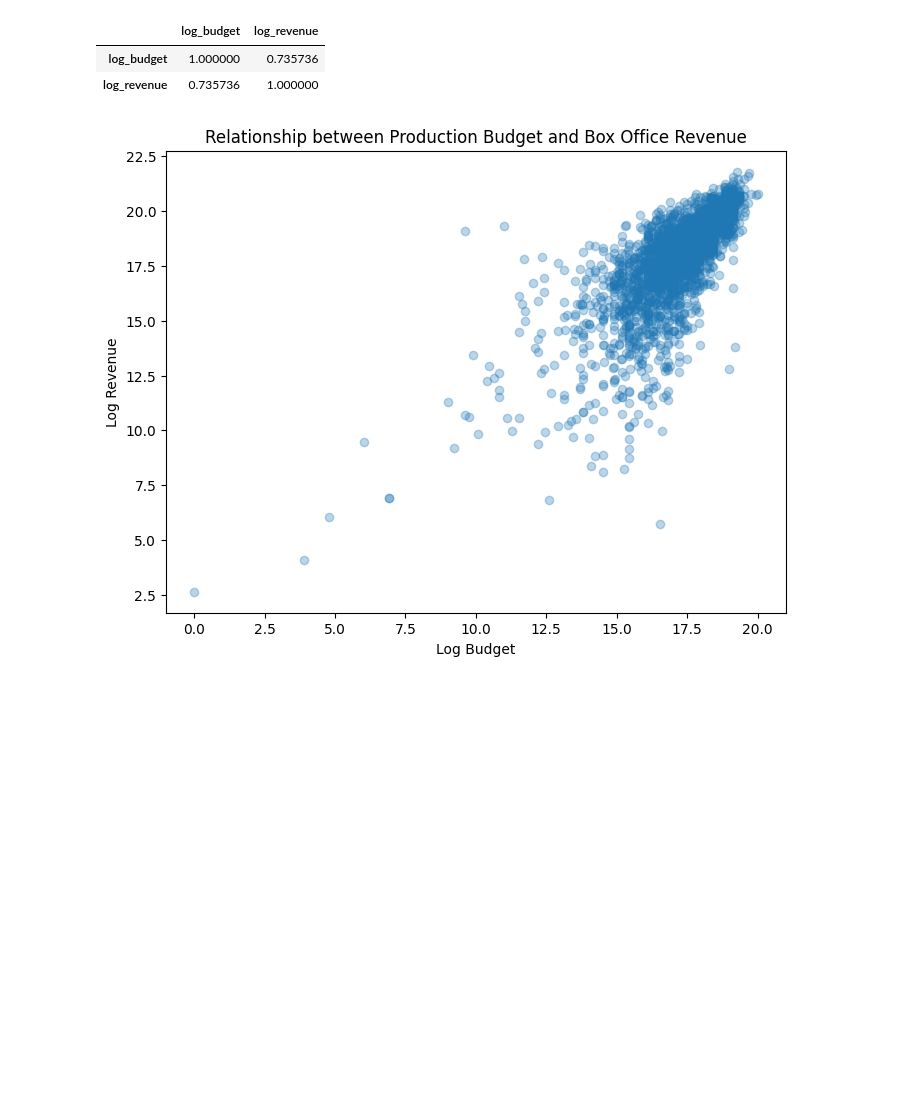
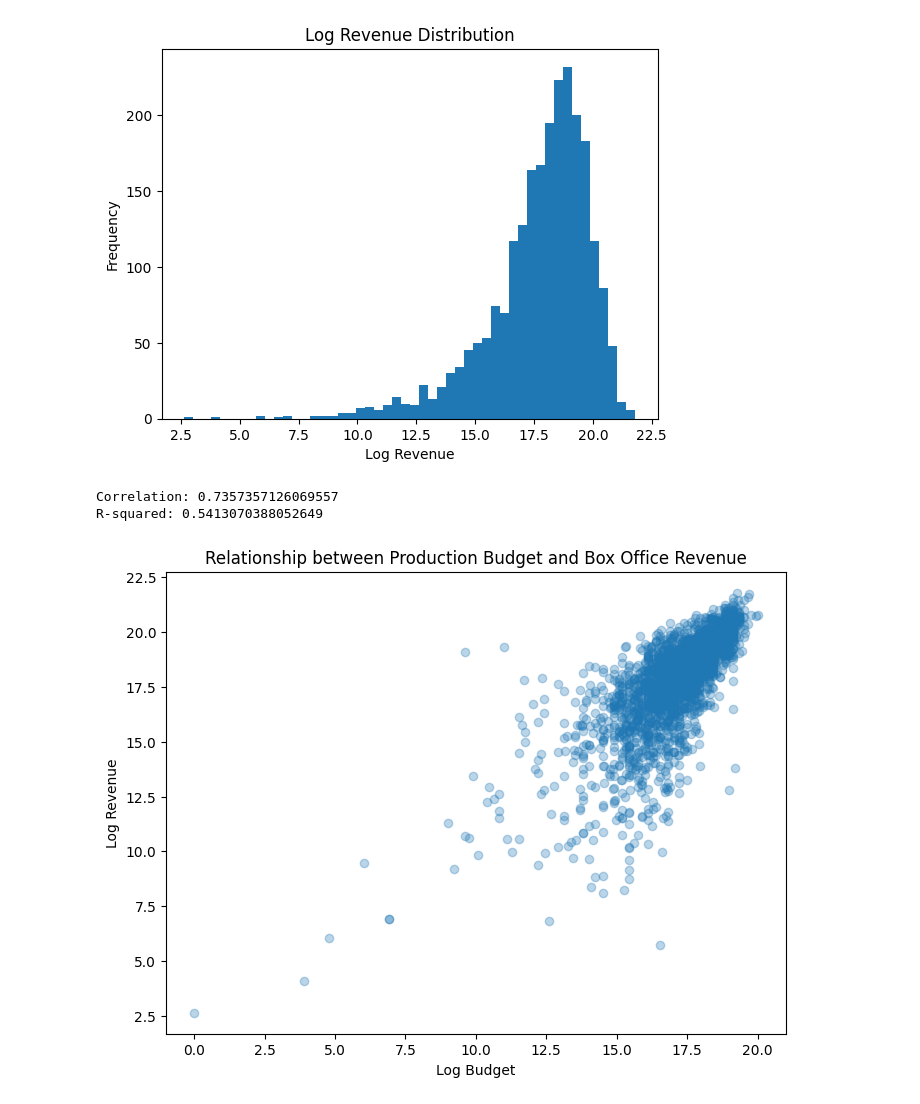
Before and after one commit to Babayaga069/ds_project, a Jupyter notebook: Questions/Q1/analyse.ipynb, the cells around one changed output. Cells and saved outputs as stored; diff of their text form; code cells hidden in the pictures; blank space fills up the shorter version.

```diff
--- a/Questions/Q1/analyse.ipynb
+++ b/Questions/Q1/analyse.ipynb
@@ -58,10 +52,21 @@ df_rq1["log_revenue"] = np.log(df_rq1["revenue"])
+# %%
+plt.hist(df_rq1["log_revenue"], bins=50)
+plt.xlabel("Log Revenue")
+plt.ylabel("Frequency")
+plt.title("Log Revenue Distribution")
+plt.show()
+# %% [output]
+[figure, added]
 # %%
-# Compute correlation between log budget and log revenue
-df_rq1[["log_budget", "log_revenue"]].corr()
+# compute the correlation between log budget and log revenue.
+corr = df_rq1["log_budget"].corr(df_rq1["log_revenue"])
+r_squared = corr ** 2
+
+print("Correlation:", corr)
+print("R-squared:", r_squared)
 # %% [output]
-|  | log_budget | log_revenue |
-| log_budget | 1.000000 | 0.735736 |
-| log_revenue | 0.735736 | 1.000000 |
+Correlation: 0.7357357126069557
+R-squared: 0.5413070388052649
 # %%
 # Visualize relationship between production budget and revenue
 plt.figure(figsize=(8, 6))
```
Also changed, not shown: parts of 18 cells of this notebook.
